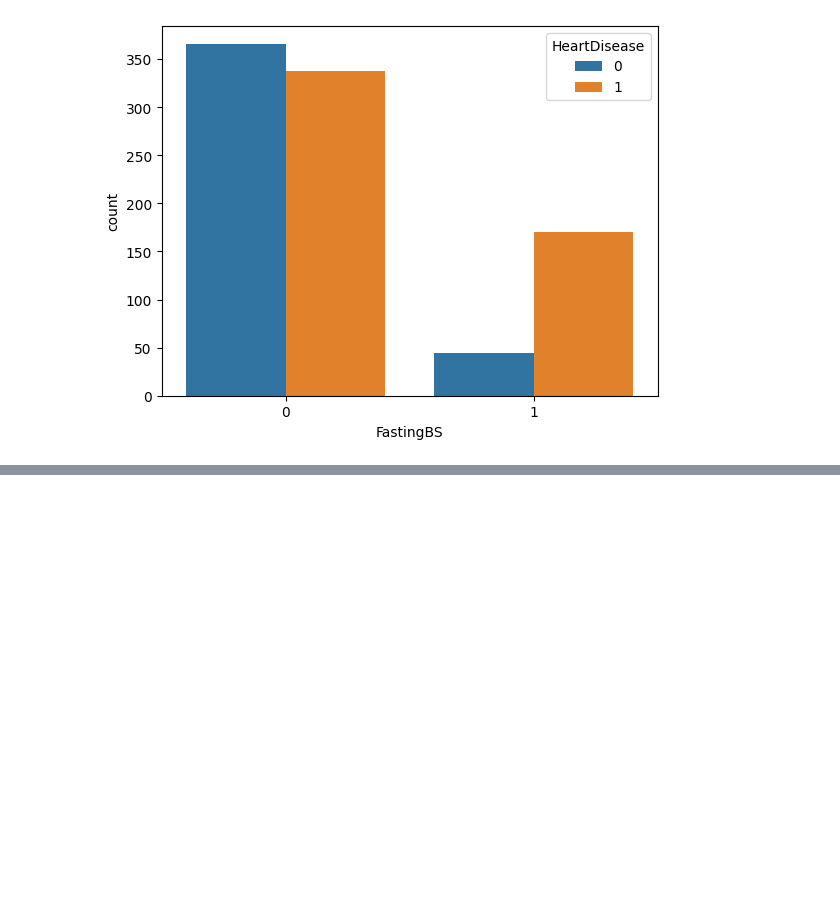
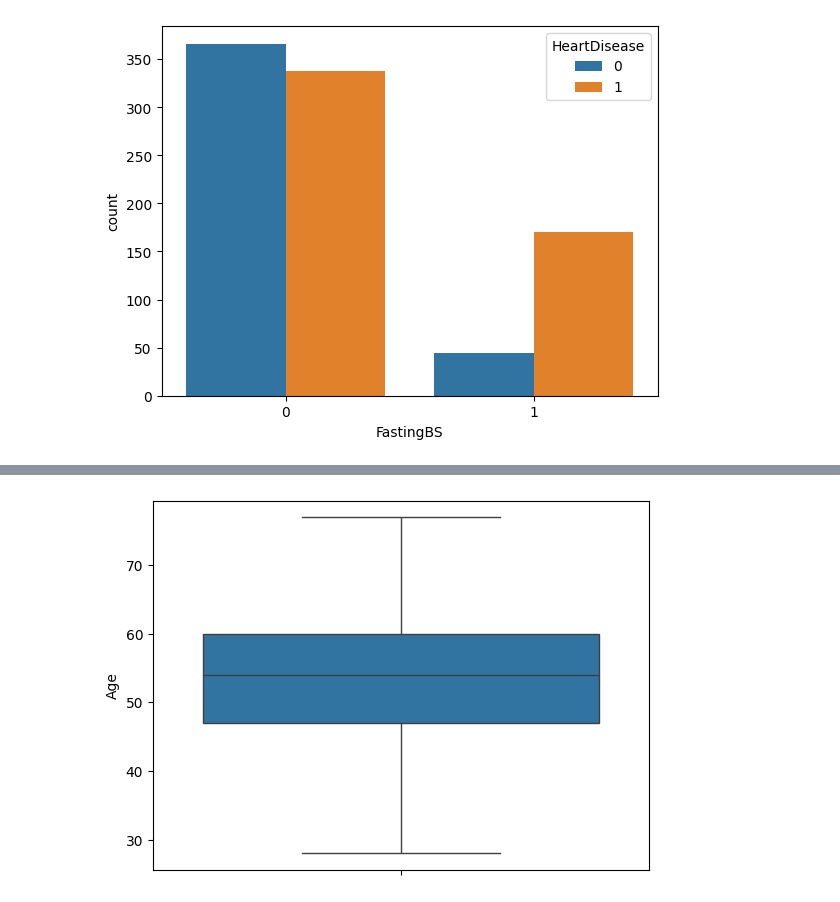
Before and after one commit to Soumyadip778/Machine_Learning_Series, a Jupyter notebook: ML_part1/heart.ipynb, the cells around one changed output, grey strips where cells are left out. Cells and saved outputs as stored; diff of their text form; code cells hidden in the pictures; blank space fills up the shorter version.

```diff
--- a/ML_part1/heart.ipynb
+++ b/ML_part1/heart.ipynb
@@ -76,3 +78,5 @@ def plot(col):
 plot('RestingBP')
 # %% [output]
 [figure]
+# %%
+df2['RestingBP'] = df2['RestingBP'].replace(0, df2['RestingBP'].median())
@@ -78,0 +109,2 @@ plot('RestingBP')
+# %%
+df2['Cholesterol'] = df2['Cholesterol'].replace(0, df2['Cholesterol'].mean())
@@ -118,3 +166,6 @@ sns.countplot(x = df['FastingBS'] , hue = df['HeartDisease'])
 # %% [output]
 <Axes: xlabel='FastingBS', ylabel='count'>
 [figure]
+# %%
+def boxplot(col):
+  sns.boxplot(y = df2[col])
@@ -120,0 +181,4 @@ sns.countplot(x = df['FastingBS'] , hue = df['HeartDisease'])
+# %%
+boxplot('Age')
+# %% [output]
+[figure, added]
```
Also changed, not shown: parts of 14 cells of this notebook.
